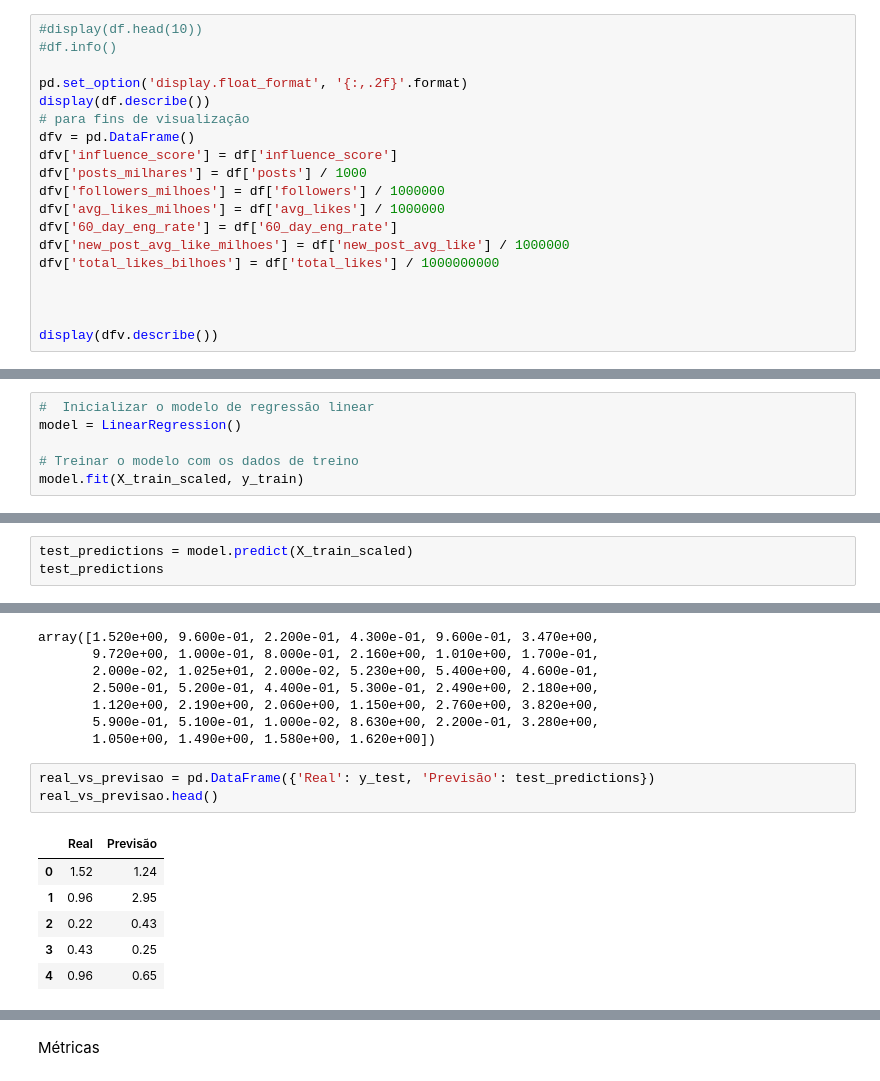
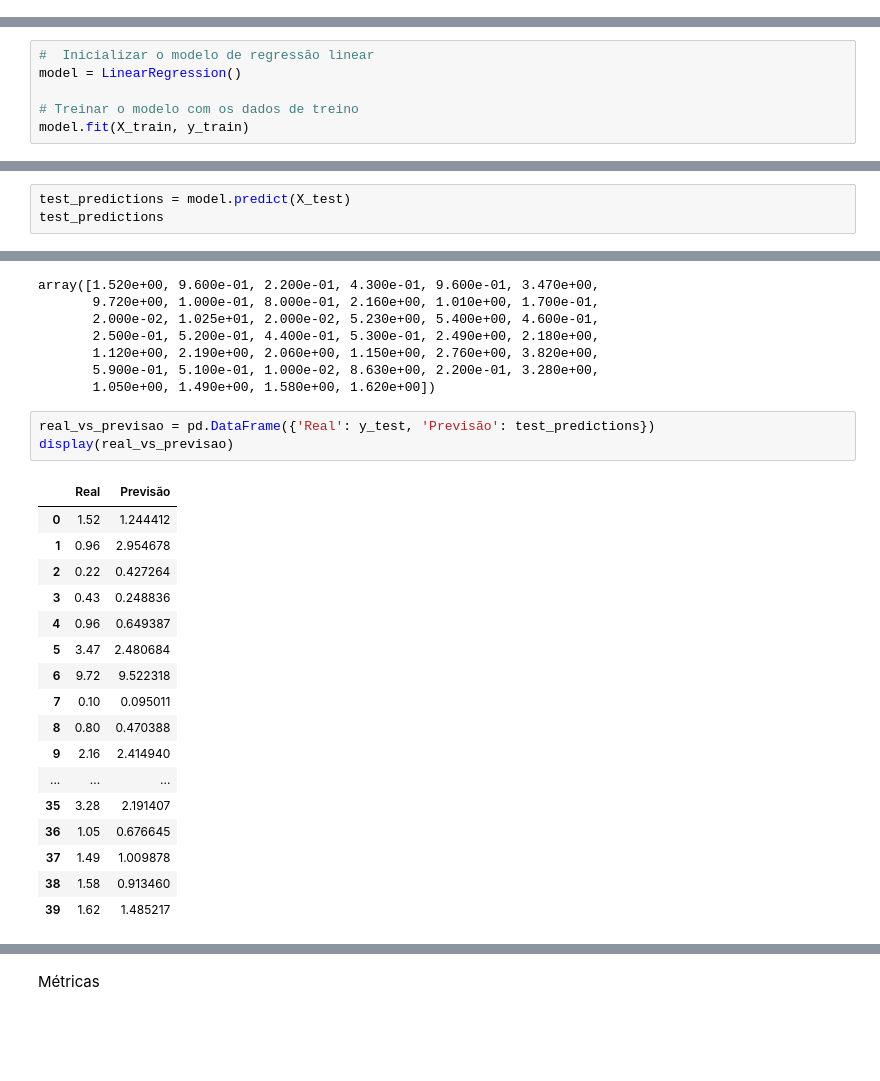
Before and after one commit to luanaoliveira/InstaDataScience, a Jupyter notebook: top_insta_influencers_data.ipynb, the cells around one changed output, grey strips where cells are left out. Drawn from its saved outputs; the diff is of its cells as text; blank space fills up the shorter version.

```diff
--- a/top_insta_influencers_data.ipynb
+++ b/top_insta_influencers_data.ipynb
@@ -265,22 +263,3 @@ memory usage: 15.8+ KB
 # %%
 # Excluindo o campo "country"
 df = df.drop(columns=['country'])
-# %%
-#display(df.head(10))
-#df.info()
-
-pd.set_option('display.float_format', '{:,.2f}'.format)
-display(df.describe())
-# para fins de visualização
-dfv = pd.DataFrame()
-dfv['influence_score'] = df['influence_score']
-dfv['posts_milhares'] = df['posts'] / 1000
-dfv['followers_milhoes'] = df['followers'] / 1000000
-dfv['avg_likes_milhoes'] = df['avg_likes'] / 1000000
-dfv['60_day_eng_rate'] = df['60_day_eng_rate']
-dfv['new_post_avg_like_milhoes'] = df['new_post_avg_like'] / 1000000
-dfv['total_likes_bilhoes'] = df['total_likes'] / 1000000000
-
-
-
-display(dfv.describe())
@@ -507,7 +502,7 @@ Treinamento do modelo
 model = LinearRegression()
 
 # Treinar o modelo com os dados de treino
-model.fit(X_train_scaled, y_train)
+model.fit(X_train, y_train)
 # %% [output]
 LinearRegression()
 # %%
@@ -519,7 +514,7 @@ model.coef_
 # %% [output]
 array([-1.31489707e-07,  1.67806974e-06])
 # %%
-test_predictions = model.predict(X_train_scaled)
+test_predictions = model.predict(X_test)
 test_predictions
 # %% [output]
 array([ 1.24441187,  2.95467769,  0.4272642 ,  0.24883606,  0.64938707,
@@ -542,14 +537,25 @@ array([1.520e+00, 9.600e-01, 2.200e-01, 4.300e-01, 9.600e-01, 3.470e+00,
        1.050e+00, 1.490e+00, 1.580e+00, 1.620e+00])
 # %%
 real_vs_previsao = pd.DataFrame({'Real': y_test, 'Previsão': test_predictions})
-real_vs_previsao.head()
+display(real_vs_previsao)
 # %% [output]
 |  | Real | Previsão |
-| 0 | 1.52 | 1.24 |
-| 1 | 0.96 | 2.95 |
-| 2 | 0.22 | 0.43 |
-| 3 | 0.43 | 0.25 |
-| 4 | 0.96 | 0.65 |
+| 0 | 1.52 | 1.244412 |
+| 1 | 0.96 | 2.954678 |
+| 2 | 0.22 | 0.427264 |
+| 3 | 0.43 | 0.248836 |
+| 4 | 0.96 | 0.649387 |
+| 5 | 3.47 | 2.480684 |
+| 6 | 9.72 | 9.522318 |
+| 7 | 0.10 | 0.095011 |
+| 8 | 0.80 | 0.470388 |
+| 9 | 2.16 | 2.414940 |
+| ... | ... | ... |
+| 35 | 3.28 | 2.191407 |
+| 36 | 1.05 | 0.676645 |
+| 37 | 1.49 | 1.009878 |
+| 38 | 1.58 | 0.913460 |
+| 39 | 1.62 | 1.485217 |
 # %%
 plt.figure(figsize=(8, 6))
 plt.scatter(y_test, test_predictions, alpha=0.3)
```
Also changed, not shown: parts of 16 cells of this notebook.
